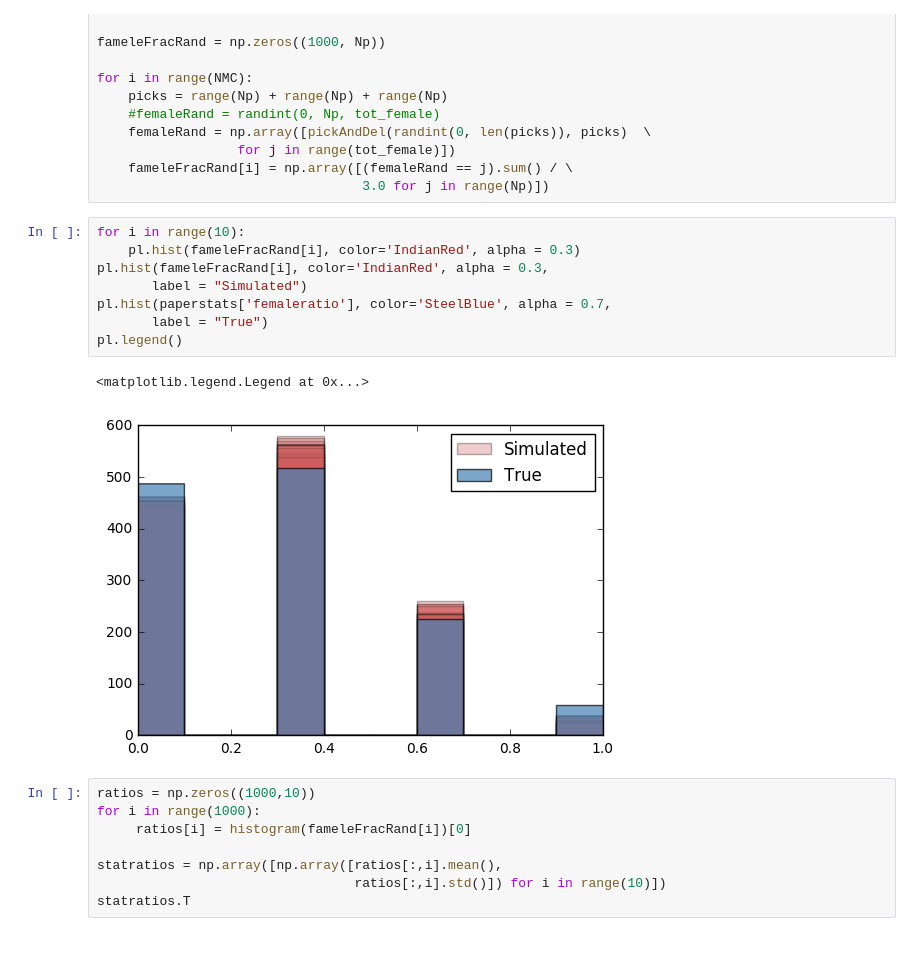
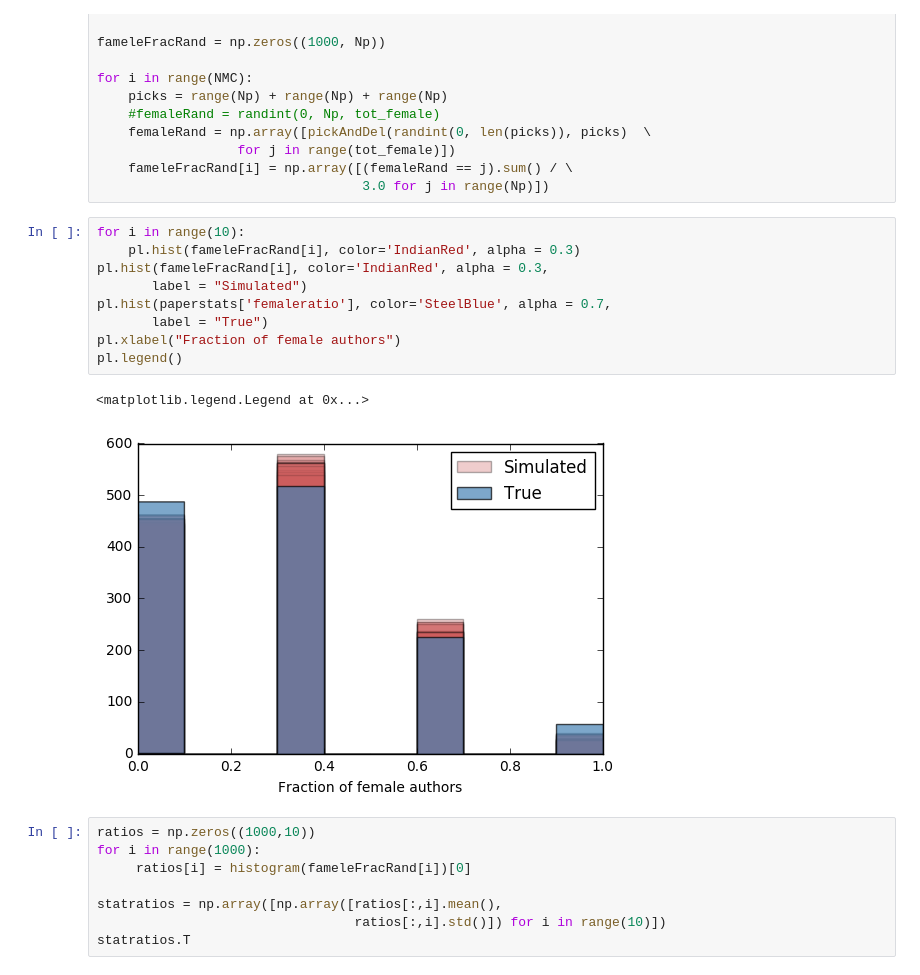
Before and after one commit to fedhere/ADSgenderclustering, a Jupyter notebook: parse_analyze_names.ipynb, the cells around one changed output. Saved outputs shown, nothing was run; the diff lists cells and outputs as text; blank space fills up the shorter version.

```diff
--- a/parse_analyze_names.ipynb
+++ b/parse_analyze_names.ipynb
@@ -238,14 +238,15 @@ for i in range(NMC):
 # %%
 for i in range(10):
     pl.hist(fameleFracRand[i], color='IndianRed', alpha = 0.3)
 pl.hist(fameleFracRand[i], color='IndianRed', alpha = 0.3,
        label = "Simulated")
 pl.hist(paperstats['femaleratio'], color='SteelBlue', alpha = 0.7,
        label = "True")
+pl.xlabel("Fraction of female authors")
 pl.legend()
 # %% [output]
 <matplotlib.legend.Legend at 0x...>
-[figure, old version]
+[figure, new version]
 # %%
 ratios = np.zeros((1000,10))
 for i in range(1000):
```
Also changed, not shown: parts of 1 cell of this notebook.
